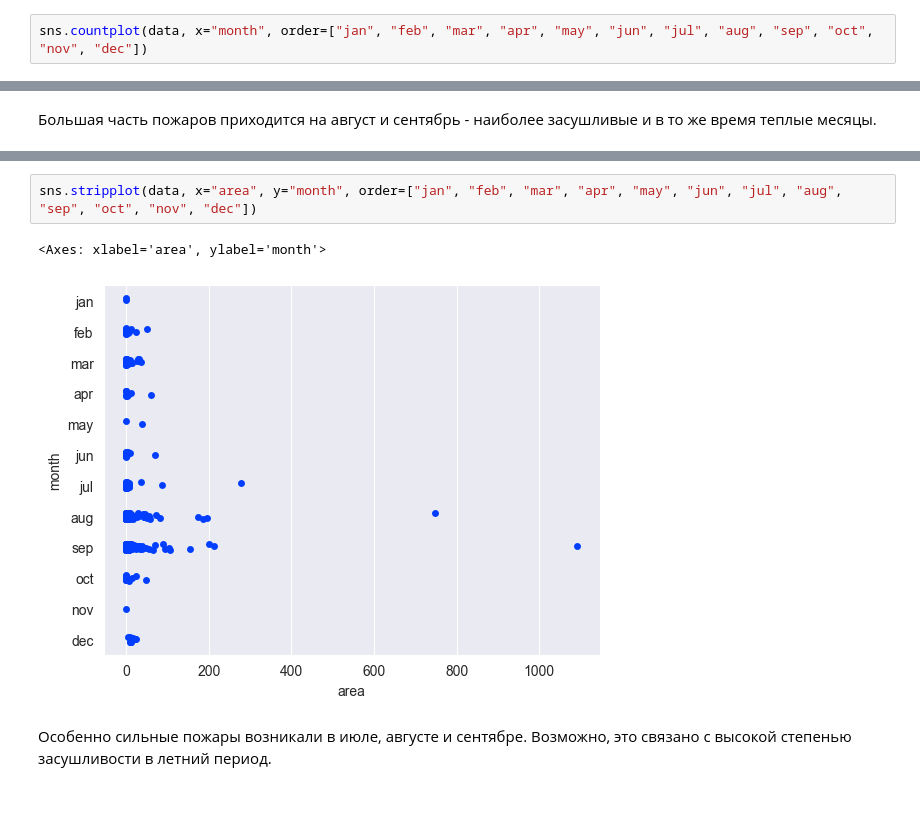
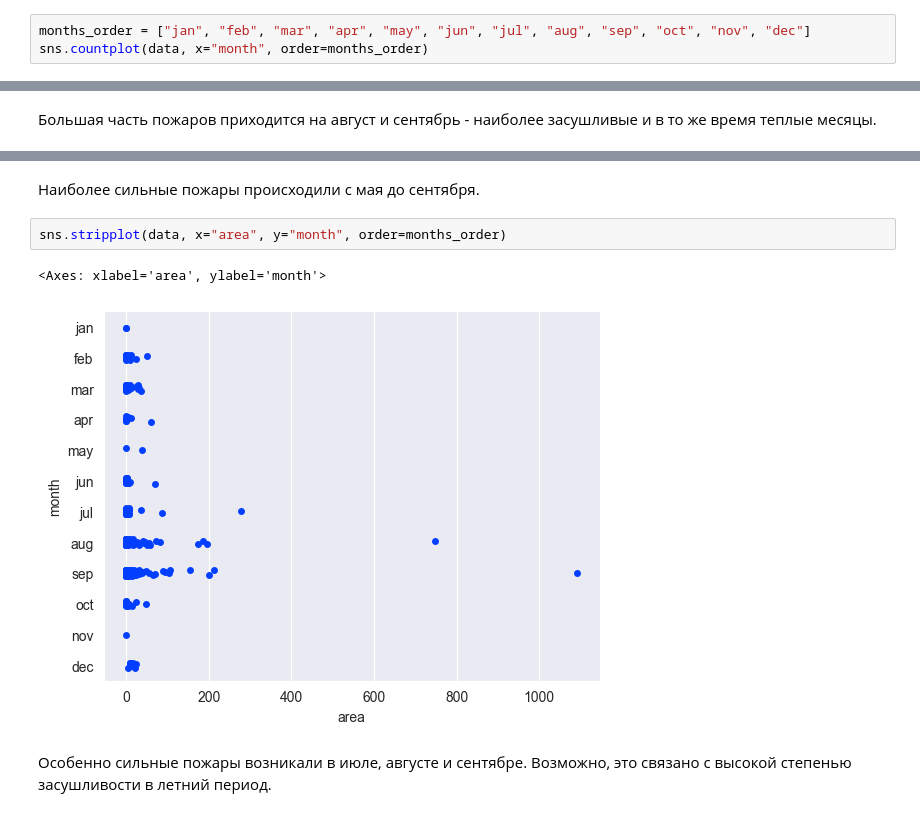
Before and after one commit to stwz13/ml, a Jupyter notebook: practice1.ipynb, the cells around one changed output, grey strips where cells are left out. Drawn from its saved outputs; the diff is of its cells as text.

```diff
--- a/practice1.ipynb
+++ b/practice1.ipynb
@@ -238,7 +238,8 @@ sns.heatmap(corr_matrix, annot=True, square=False)
 
 Прочие показатели слабо коррелируют друг с другом из-за крайне низкого значения корреляции, не превышающего 0.1 по абсолютному значению.
 # %%
-sns.countplot(data, x="month", order=["jan", "feb", "mar", "apr", "may", "jun", "jul", "aug", "sep", "oct", "nov", "dec"])
+months_order = ["jan", "feb", "mar", "apr", "may", "jun", "jul", "aug", "sep", "oct", "nov", "dec"]
+sns.countplot(data, x="month", order=months_order)
 # %% [output]
 <Axes: xlabel='month', ylabel='count'>
 [figure]
@@ -247,8 +260,10 @@ sns.countplot(data, x="month", order=["jan", "feb", "mar", "apr", "may", "jun",
+# %% [markdown]
+Наиболее сильные пожары происходили с мая до сентября.
 # %%
-sns.stripplot(data, x="area", y="month", order=["jan", "feb", "mar", "apr", "may", "jun", "jul", "aug", "sep", "oct", "nov", "dec"])
+sns.stripplot(data, x="area", y="month", order=months_order)
 # %% [output]
 <Axes: xlabel='area', ylabel='month'>
-[figure, old version]
+[figure, new version]
 # %% [markdown]
 Особенно сильные пожары возникали в июле, августе и сентябре. Возможно, это связано с высокой степенью засушливости в летний период.
 # %%
```
Also changed, not shown: parts of 11 cells of this notebook.
